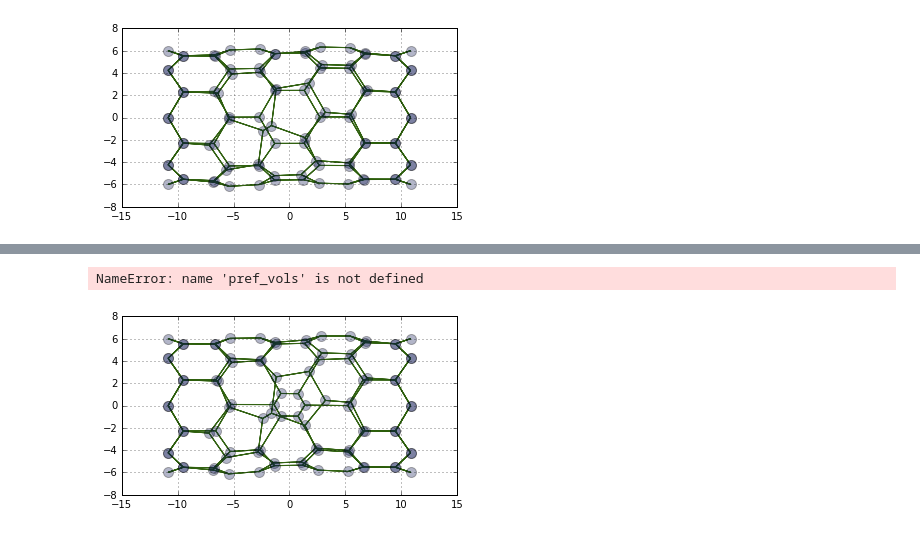
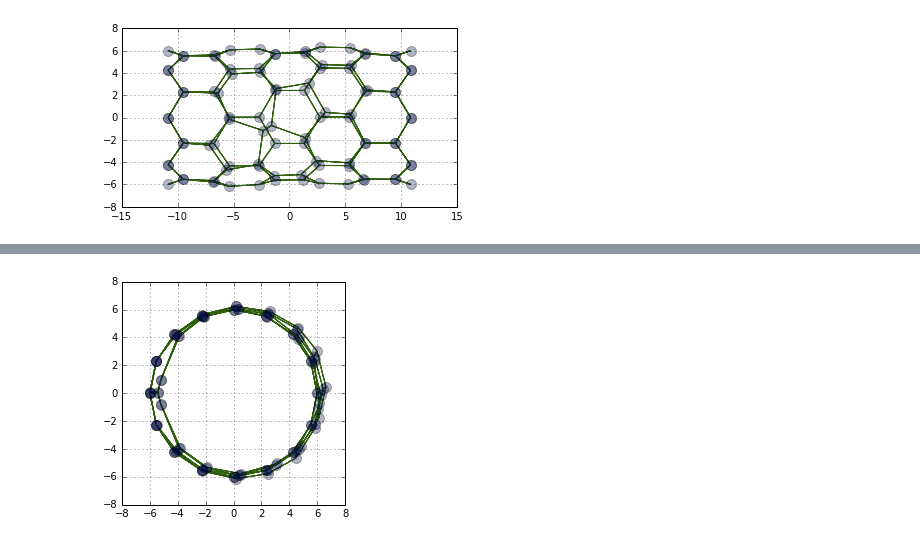
Before and after one commit to DamCB/tyssue, a Jupyter notebook: notebooks/dynamics/Type 1 transition.ipynb, the cells around one changed output, grey strips where cells are left out. Cells and saved outputs as stored; diff of their text form; code cells hidden in the pictures.

```diff
--- a/notebooks/dynamics/Type 1 transition.ipynb
+++ b/notebooks/dynamics/Type 1 transition.ipynb
@@ -107,5 +116,3 @@ True
 [figure]
 # %%
 apoptotic_cell = 45
-# %%
-mod_spec, dim_mod_spec = sheet.set_model(model)
@@ -129,5 +119,7 @@ array([ 1.        ,  0.5       ,  0.25      ,  0.125     ,  0.0625    ,
 # %%
 n_steps = 10
 
-pref_vols = np.logspace(0, -9, n_steps, base=2) * dim_mod_spec['face']['prefered_vol'][0]
-rad_tensions = np.linspace(0, 1, n_steps) * dim_mod_spec['jv']['radial_tension'][0]
+pref_vols = np.logspace(0, -9, n_steps, base=2) * sheet.specs['face']['prefered_vol']
+rad_tensions = np.linspace(0, 1, n_steps) * sheet.specs['jv']['radial_tension']
+# %%
+cell_jvs = sheet.get_orbits('face', 'srce')
@@ -134,13 +137,14 @@ rad_tensions = np.linspace(0, 1, n_steps) * dim_mod_spec['jv']['radial_tension']
 # %%
-for n, (pref_v, rad_tension) in enumerate(pref_vols, rad_tensions):
+apoptotic_jvs = cell_jvs.loc[apoptotic_cell].values
+
+for n, (pref_v, rad_tension) in enumerate(zip(pref_vols, rad_tensions)):
     sheet.face_df.loc[apoptotic_cell, 'prefered_vol'] = pref_v
+    sheet.jv_df.loc[apoptotic_jvs, 'radial_tension'] = rad_tension
     res = solver.find_energy_min(sheet, geom, model, **settings)
     fig, ax = sheet_view(sheet, ['z', 'x'])
     plt.savefig('test_apopto_{:.3f}.png'.format(pref_v))
     plt.close()
-# %% [output]
-NameError: name 'pref_vols' is not defined
 # %%
-fig, ax = sheet_view(sheet, ['z', 'x'])
+fig, ax = sheet_view(sheet, ['y', 'x'])
 # %% [output]
-[figure, old version]
+[figure, new version]
```
Also changed, not shown: parts of 6 cells of this notebook, 20 other files.
